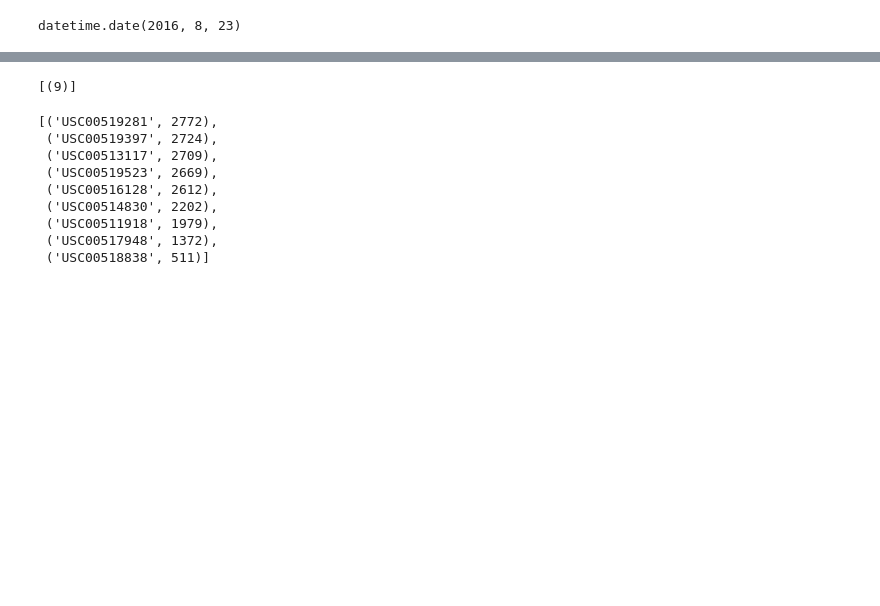
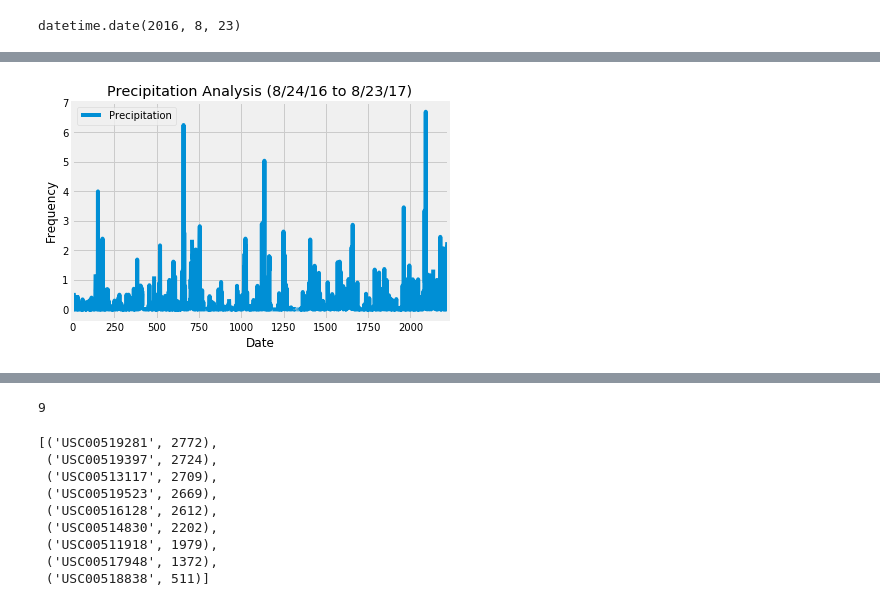
Before and after one commit to shakespearbi/sqlalchemy-challenge, a Jupyter notebook: climate_starter.ipynb, the cells around one changed output, grey strips where cells are left out. Saved outputs shown, nothing was run; the diff lists cells and outputs as text; code cells hidden in the pictures; blank space fills up the shorter version.

Commit message:
add graphs

```diff
--- a/climate_starter.ipynb
+++ b/climate_starter.ipynb
@@ -72,2 +71,5 @@ prcp_df.head()
 # %% [markdown]
 ![precipitation](Images/precipitation.png)
+# %%
+prcp_df=prcp_df.dropna()
+prcp_df['Precipitation'].isnull().sum()
@@ -76,6 +116,16 @@ prcp_df.head()
+# %%
+# Use Pandas Plotting with Matplotlib to plot the data
+ax = prcp_df.plot()
+ax.set_title("Precipitation Analysis (8/24/16 to 8/23/17)")
+ax.set_xlabel('Date')
+ax.set_ylabel('Frequency')
+plt.show()
+# %% [output]
+[figure, added]
 # %% [markdown]
 ![describe](Images/describe.png)
 # %%
 # Design a query to show how many stations are available in this dataset?
+session.query(Station.station).count()
 # %% [output]
-[(9)]
+9
```
Also changed, not shown: parts of 19 cells of this notebook.
